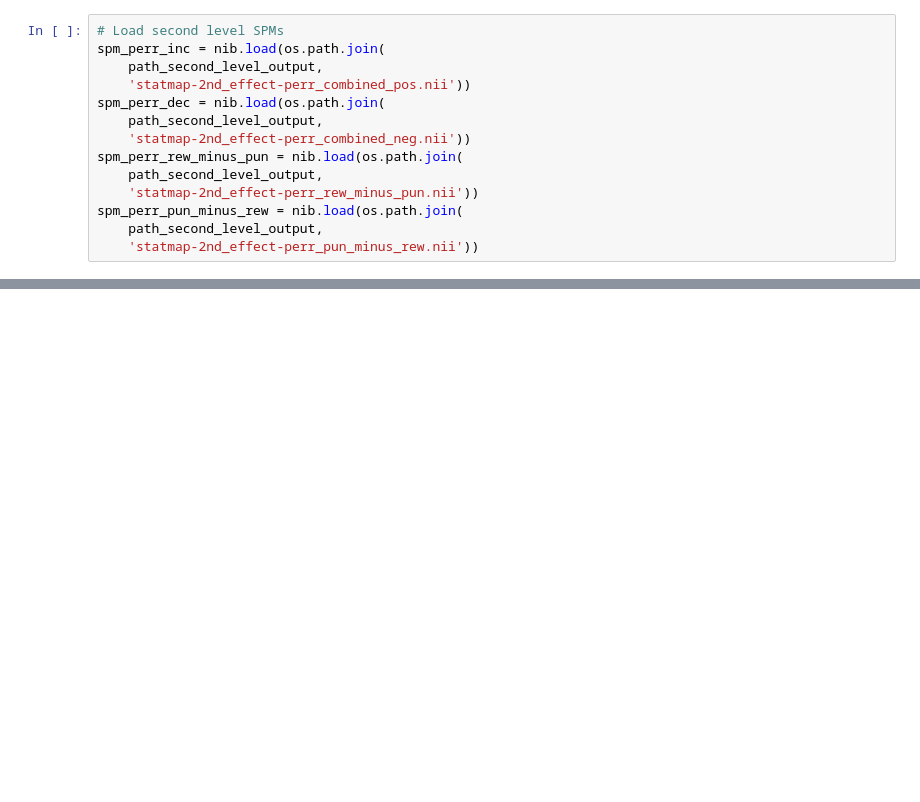
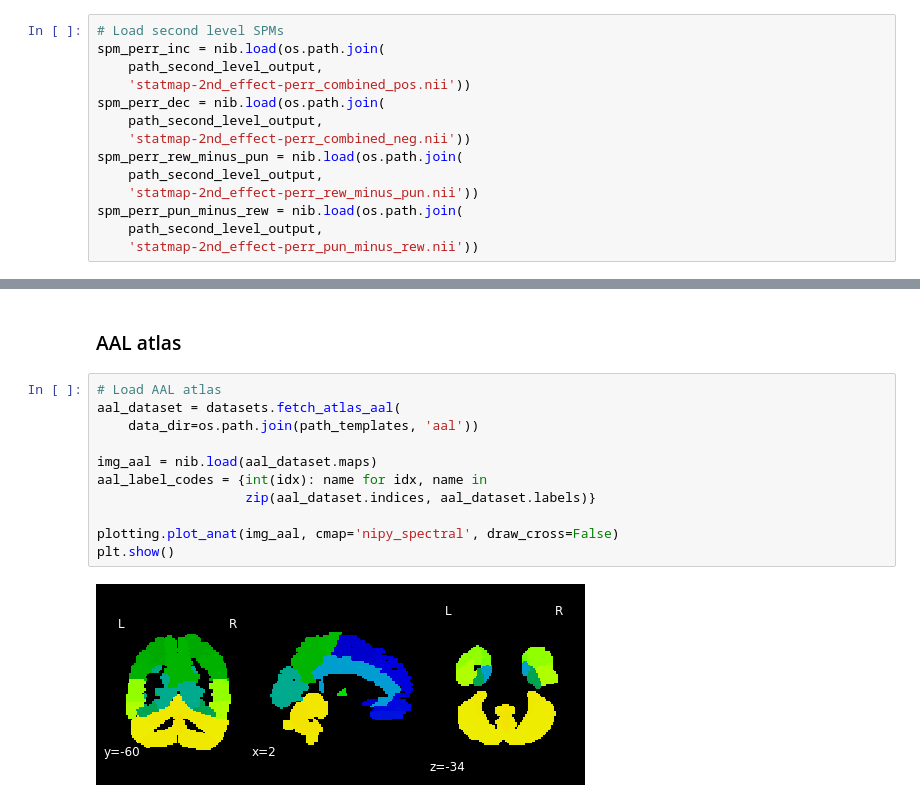
Before and after one commit to kbonna/decidenet, a Jupyter notebook: activation_analysis/dn_aa_04_results_reporting.ipynb, the cells around one changed output, grey strips where cells are left out. Drawn from its saved outputs; the diff is of its cells as text; blank space fills up the shorter version.

```diff
--- a/activation_analysis/dn_aa_04_results_reporting.ipynb
+++ b/activation_analysis/dn_aa_04_results_reporting.ipynb
@@ -54,0 +145,15 @@ spm_perr_pun_minus_rew = nib.load(os.path.join(
+# %% [markdown]
+### AAL atlas
+# %%
+# Load AAL atlas
+aal_dataset = datasets.fetch_atlas_aal(
+    data_dir=os.path.join(path_templates, 'aal'))
+
+img_aal = nib.load(aal_dataset.maps)
+aal_label_codes = {int(idx): name for idx, name in
+                   zip(aal_dataset.indices, aal_dataset.labels)}
+
+plotting.plot_anat(img_aal, cmap='nipy_spectral', draw_cross=False)
+plt.show()
+# %% [output]
+[figure, added]
```
Also changed, not shown: parts of 11 cells of this notebook.
